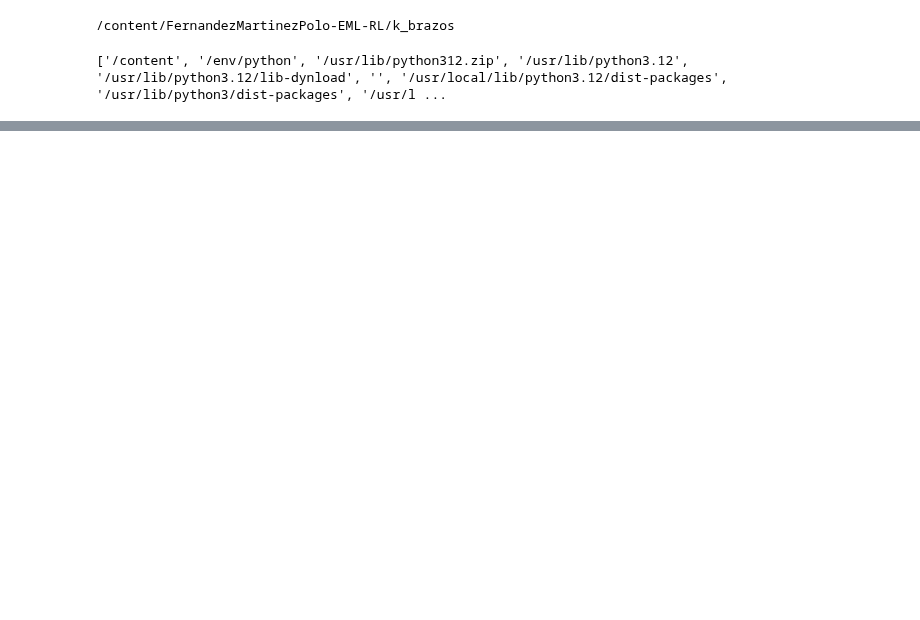
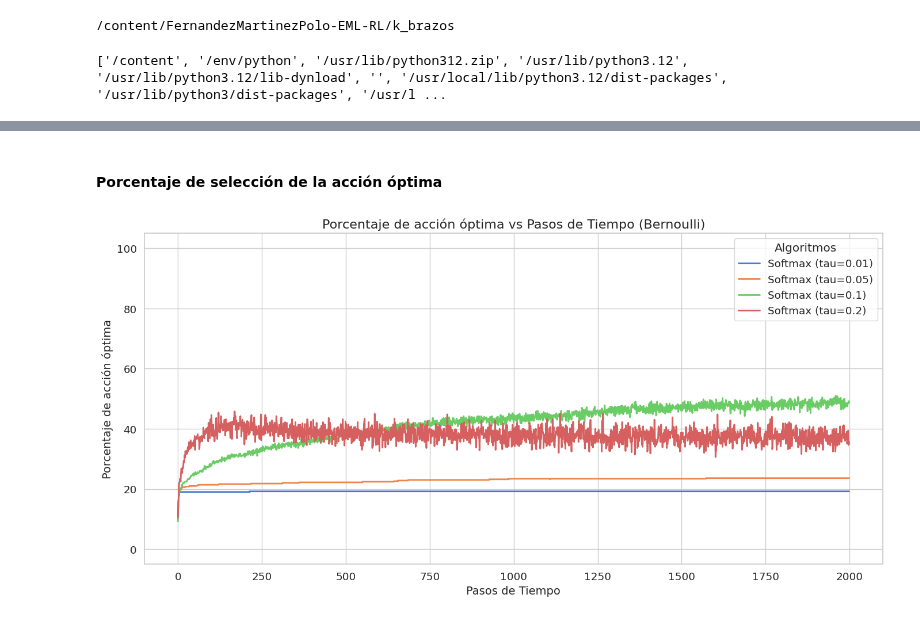
Before and after one commit to angelms2003/FernandezMartinezPolo-EML-RL, a Jupyter notebook: k_brazos/softmax_bernoulli.ipynb, the cells around one changed output, grey strips where cells are left out. Saved outputs shown, nothing was run; the diff lists cells and outputs as text; code cells hidden in the pictures; blank space fills up the shorter version.

```diff
--- a/k_brazos/softmax_bernoulli.ipynb
+++ b/k_brazos/softmax_bernoulli.ipynb
@@ -172,0 +228,6 @@ En problemas reales caracterizados por éxitos y fracasos binarios (como el test
+# %% [markdown]
+#### Porcentaje de selección de la acción óptima
+# %%
+plot_optimal_selections(steps, optimal_b, algorithms_bernoulli, "Bernoulli")
+# %% [output]
+[figure, added]
```
Also changed, not shown: parts of 29 cells of this notebook, 2 other files.
